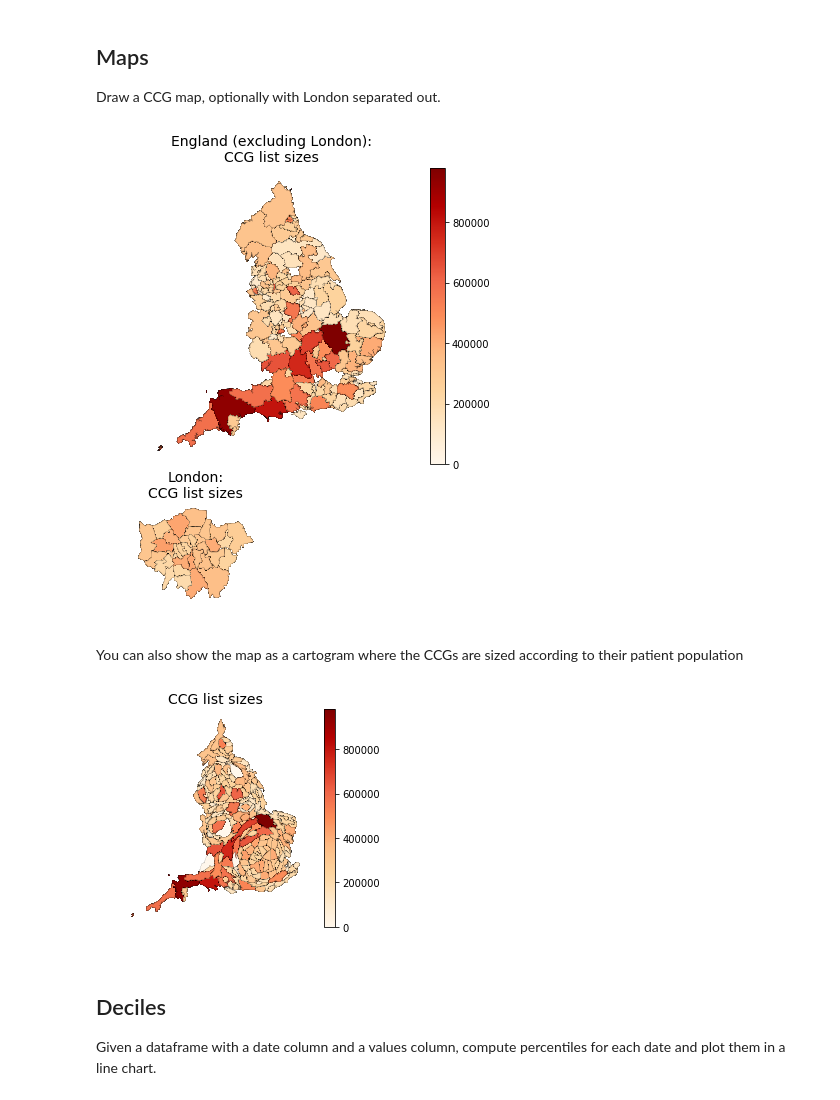
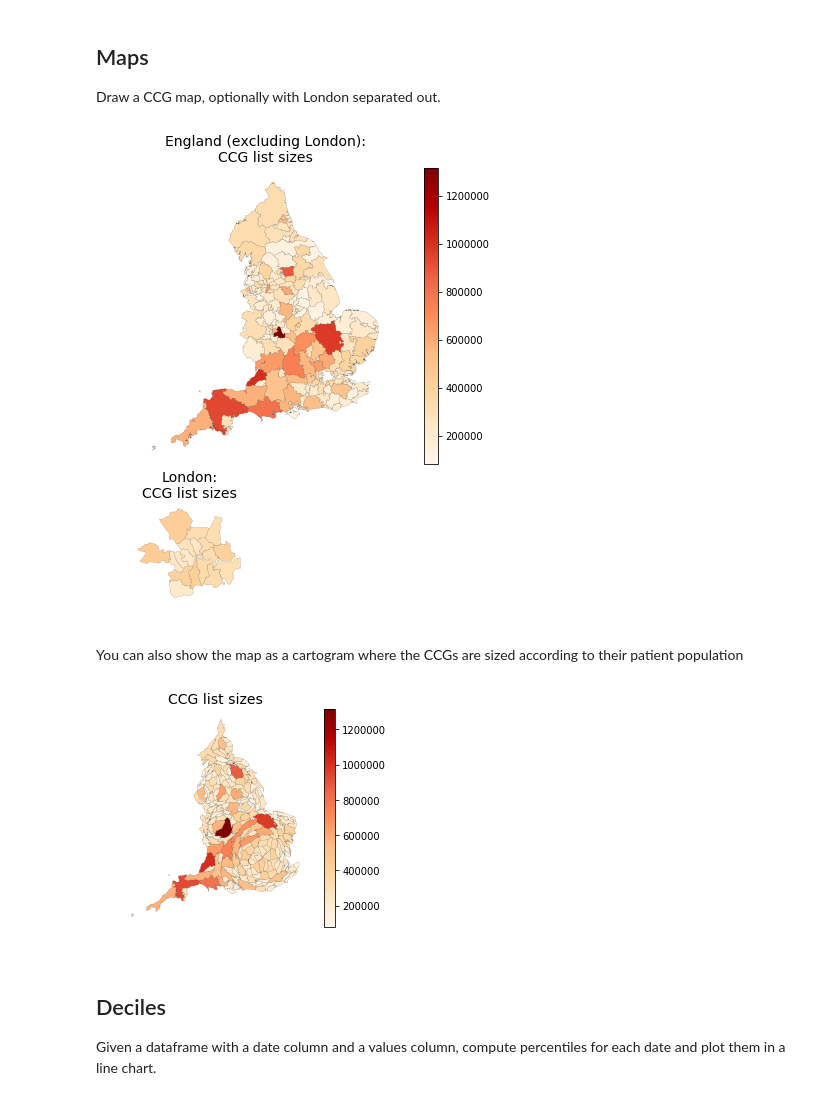
Before and after one commit to ebmdatalab/datalab-pandas, a Jupyter notebook: examples/charts.ipynb, the cells around one changed output. Cells and saved outputs as stored; diff of their text form; code cells hidden in the pictures.

Commit message:
Better support for CCG codes changing over time
* Allow selection of older maps
* Checks in the code that all the input data matches the output data
  we join on

```diff
--- a/examples/charts.ipynb
+++ b/examples/charts.ipynb
@@ -6,21 +6,35 @@ Draw a CCG map, optionally with London separated out.
 import numpy as np
 import pandas as pd
 from ebmdatalab import maps
+import matplotlib.pyplot as plt
+from importlib import reload
+reload(maps)
 
 plt.figure(figsize=(12,8))
 df = pd.read_json('ccg_list_size.json')
 df.columns = ['date', 'pct', 'ccg_name', 'total_list_size']  # The CCG column must be named 'pct'
-plt = maps.ccg_map(df, title="CCG list sizes", column='total_list_size', separate_london=True)
+df = df[df['date'] == '2018-10-01']
+plt = maps.ccg_map(
+    df,
+    title="CCG list sizes",
+    map_year='2019',  # leave this unset to select current year
+    column='total_list_size',
+    separate_london=True)
 plt.show()
 # %% [output]
-[figure, old version]
+[figure, new version]
 # %% [markdown]
 You can also show the map as a cartogram where the CCGs are sized according to their patient population
 # %%
-plt = maps.ccg_map(df, title="CCG list sizes", column='total_list_size', cartogram=True, separate_london=False)
+plt = maps.ccg_map(
+    df,
+    title="CCG list sizes",
+    column='total_list_size',
+    cartogram=True,
+    separate_london=False)
 plt.show()
 # %% [output]
-[figure, old version]
+[figure, new version]
 # %% [markdown]
 ## Deciles
 
```
Also changed, not shown: 4 other files.
